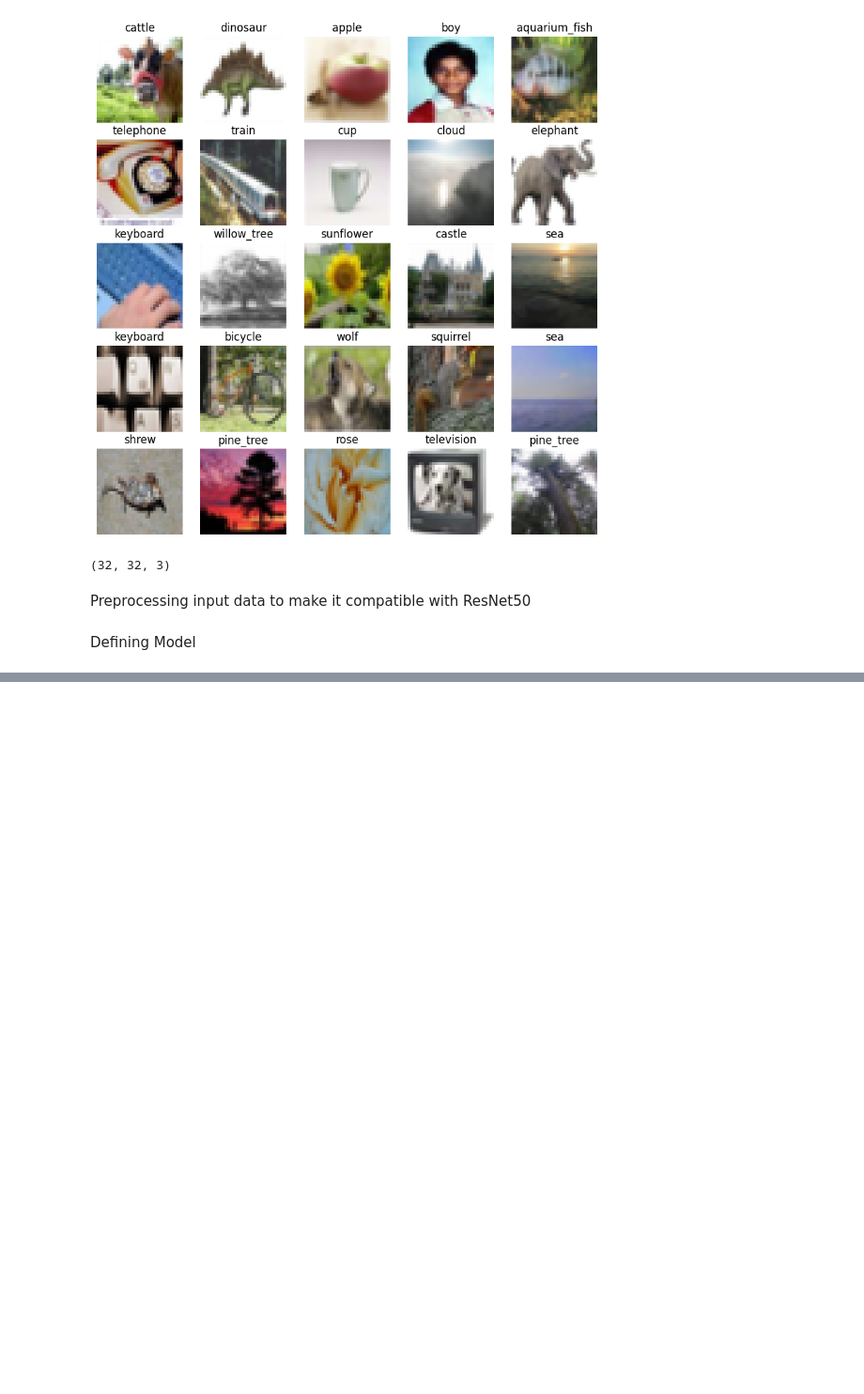
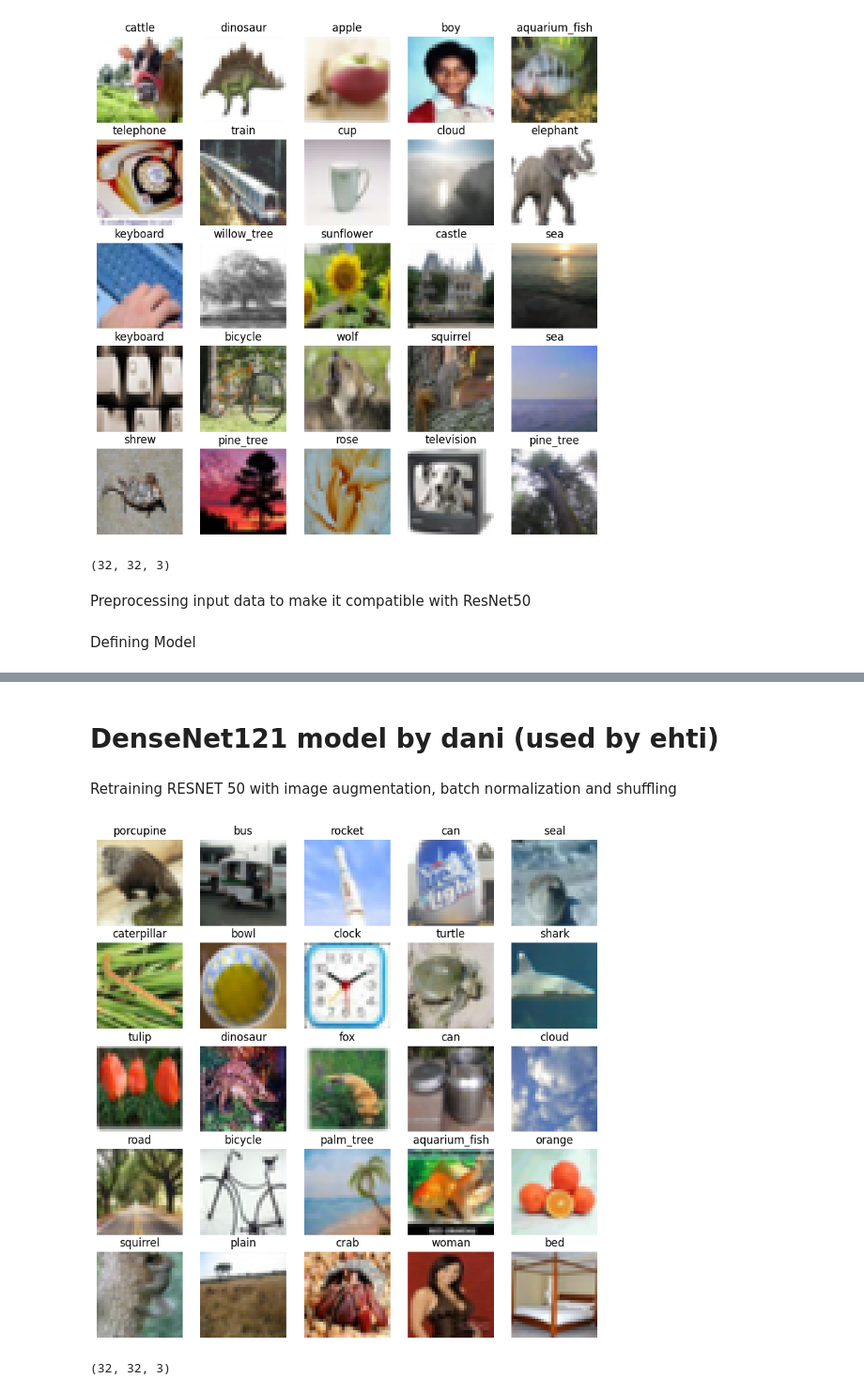
Before and after one commit to sfatimazahra/ML-Image-Classification-using-CIFAR-100, a Jupyter notebook: TransferLearningResNet.ipynb, the cells around one changed output, grey strips where cells are left out. Shown: that part at 94% size. Saved outputs shown, nothing was run; the diff lists cells and outputs as text; code cells hidden in the pictures; blank space fills up the shorter version.

Commit message:
Resnet50

```diff
--- a/TransferLearningResNet.ipynb
+++ b/TransferLearningResNet.ipynb
@@ -134,0 +353,2 @@ Best Test Accuracy (Training from Scratch): 0.4374000132083893
+# %% [markdown]
+# DenseNet121 model by dani (used by ehti)
@@ -134,0 +386,2 @@ Best Test Accuracy (Training from Scratch): 0.4374000132083893
+# %% [markdown]
+Retraining RESNET 50 with image augmentation, batch normalization and shuffling
@@ -134,0 +403,49 @@ Best Test Accuracy (Training from Scratch): 0.4374000132083893
+# %%
+from sklearn.model_selection import train_test_split
+
+batch_size = 128
+# Load CIFAR-100 dataset
+(x_train, y_train), (x_test, y_test) = cifar100.load_data()
+
+# # Set a fixed seed for reproducibility
+# seed = 42
+
+# # Shuffle the training data with a fixed seed
+# np.random.seed(seed)
+# indices = np.arange(len(x_train))
+# np.random.shuffle(indices)
+
+# x_train = x_train[indices]
+# y_train = y_train[indices]
+
+# Split  into validation and test sets
+x_testnew, x_val, y_testnew, y_val = train_test_split(x_test, y_test, test_size=0.5, random_state=42)
+
+
+# Map class indices to class names
+class_names = [
+    'apple', 'aquarium_fish', 'baby', 'bear', 'beaver', 'bed', 'bee', 'beetle', 'bicycle', 'bottle',
+    'bowl', 'boy', 'bridge', 'bus', 'butterfly', 'camel', 'can', 'castle', 'caterpillar', 'cattle',
+    'chair', 'chimpanzee', 'clock', 'cloud', 'cockroach', 'couch', 'crab', 'crocodile', 'cup',
+    'dinosaur', 'dolphin', 'elephant', 'flatfish', 'forest', 'fox', 'girl', 'hamster', 'house',
+    'kangaroo', 'keyboard', 'lamp', 'lawn_mower', 'leopard', 'lion', 'lizard', 'lobster', 'man',
+    'maple_tree', 'motorcycle', 'mountain', 'mouse', 'mushroom', 'oak_tree', 'orange', 'orchid',
+    'otter', 'palm_tree', 'pear', 'pickup_truck', 'pine_tree', 'plain', 'plate', 'poppy', 'porcupine',
+    'possum', 'rabbit', 'raccoon', 'ray', 'road', 'rocket', 'rose', 'sea', 'seal', 'shark', 'shrew',
+    'skunk', 'skyscraper', 'snail', 'snake', 'spider', 'squirrel', 'streetcar', 'sunflower',
+    'sweet_pepper', 'table', 'tank', 'telephone', 'television', 'tiger', 'tractor', 'train', 'trout',
+    'tulip', 'turtle', 'wardrobe', 'whale', 'willow_tree', 'wolf', 'woman', 'worm'
+]
+
+plt.figure(figsize=(10, 10))
+for i in range(25):
+    plt.subplot(5, 5, i + 1)
+    plt.imshow(x_train[i])
+    plt.title(class_names[y_train[i][0]])
+    plt.axis('off')
+
+plt.show()
+print(x_train[0].shape)
+# %% [output]
+[figure, added]
+(32, 32, 3)
```
Also changed, not shown: parts of 22 cells of this notebook.
